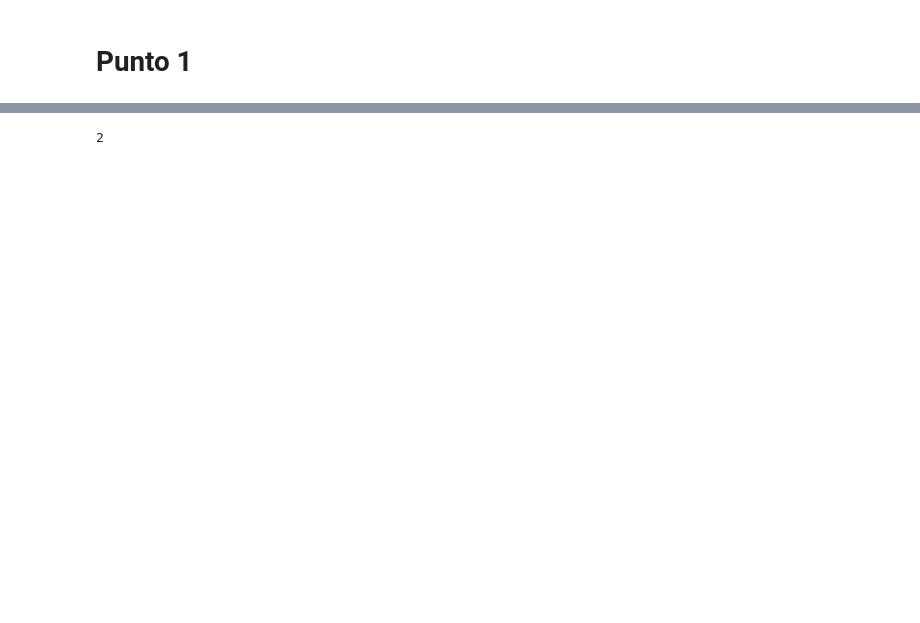
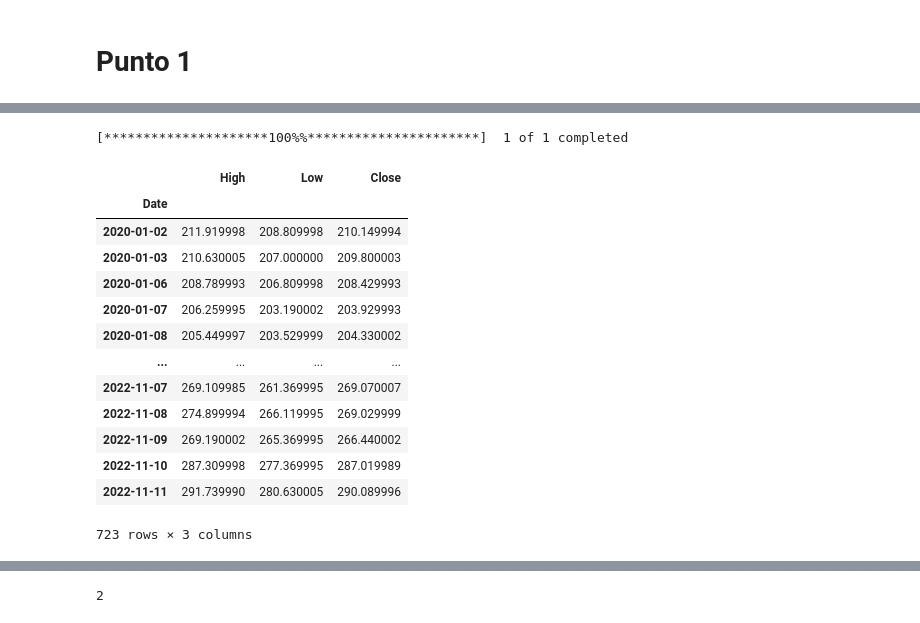
Before and after one commit to msanchezr99/Talleres_estocasticos1, a Jupyter notebook: Procesos_estoc_continuos/Punto1_Unit3.ipynb, the cells around one changed output, grey strips where cells are left out. Saved outputs shown, nothing was run; the diff lists cells and outputs as text; code cells hidden in the pictures; blank space fills up the shorter version.

```diff
--- a/Procesos_estoc_continuos/Punto1_Unit3.ipynb
+++ b/Procesos_estoc_continuos/Punto1_Unit3.ipynb
@@ -65,0 +129,23 @@ plt.yticks(fontsize=15)
+# %%
+yf.pdr_override()
+inicio=datetime(2020,1,1)
+fin=datetime(2022,11,12)
+data=pdr.get_data_yahoo("ACN",inicio,fin)
+data.drop(["Open","Adj Close","Volume"],axis=1,inplace=True)
+data
+# %% [output]
+[*********************100%%**********************]  1 of 1 completed
+|  | High | Low | Close |
+| Date |  |  |  |
+| 2020-01-02 | 211.919998 | 208.809998 | 210.149994 |
+| 2020-01-03 | 210.630005 | 207.000000 | 209.800003 |
+| 2020-01-06 | 208.789993 | 206.809998 | 208.429993 |
+| 2020-01-07 | 206.259995 | 203.190002 | 203.929993 |
+| 2020-01-08 | 205.449997 | 203.529999 | 204.330002 |
+| ... | ... | ... | ... |
+| 2022-11-07 | 269.109985 | 261.369995 | 269.070007 |
+| 2022-11-08 | 274.899994 | 266.119995 | 269.029999 |
+| 2022-11-09 | 269.190002 | 265.369995 | 266.440002 |
+| 2022-11-10 | 287.309998 | 277.369995 | 287.019989 |
+| 2022-11-11 | 291.739990 | 280.630005 | 290.089996 |
+723 rows × 3 columns
```
Also changed, not shown: parts of 9 cells of this notebook, 3 other files.
